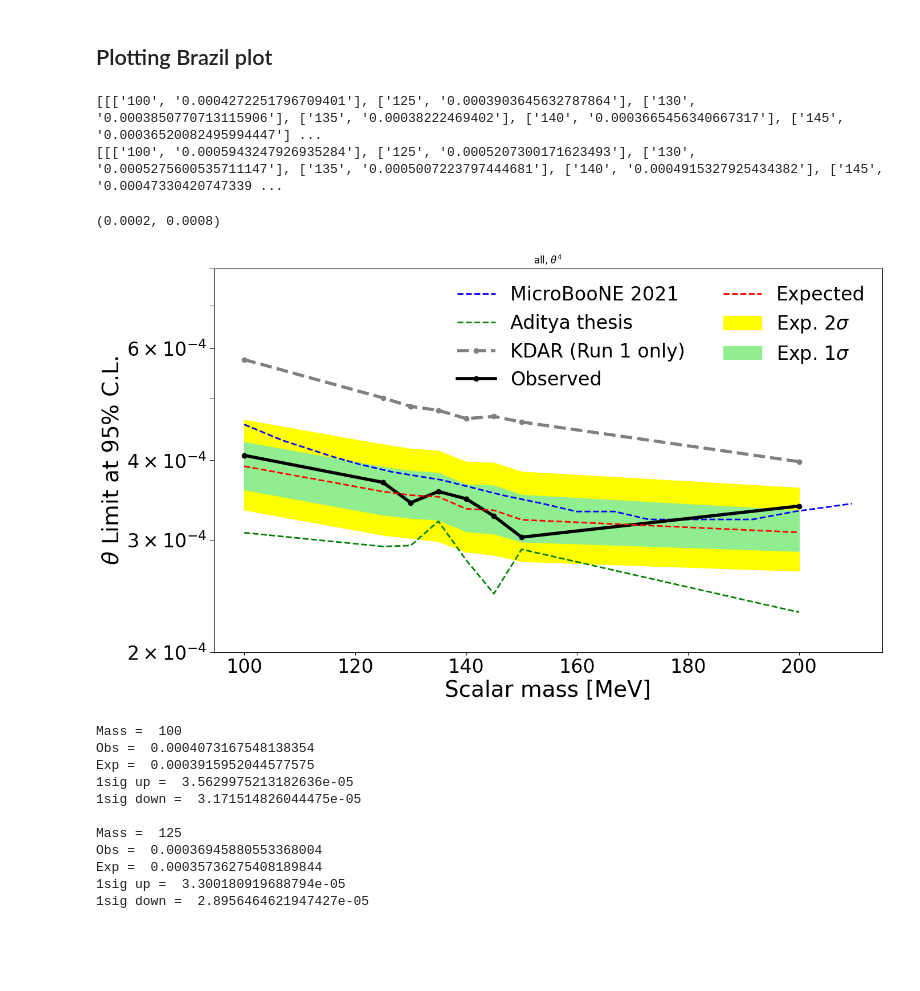
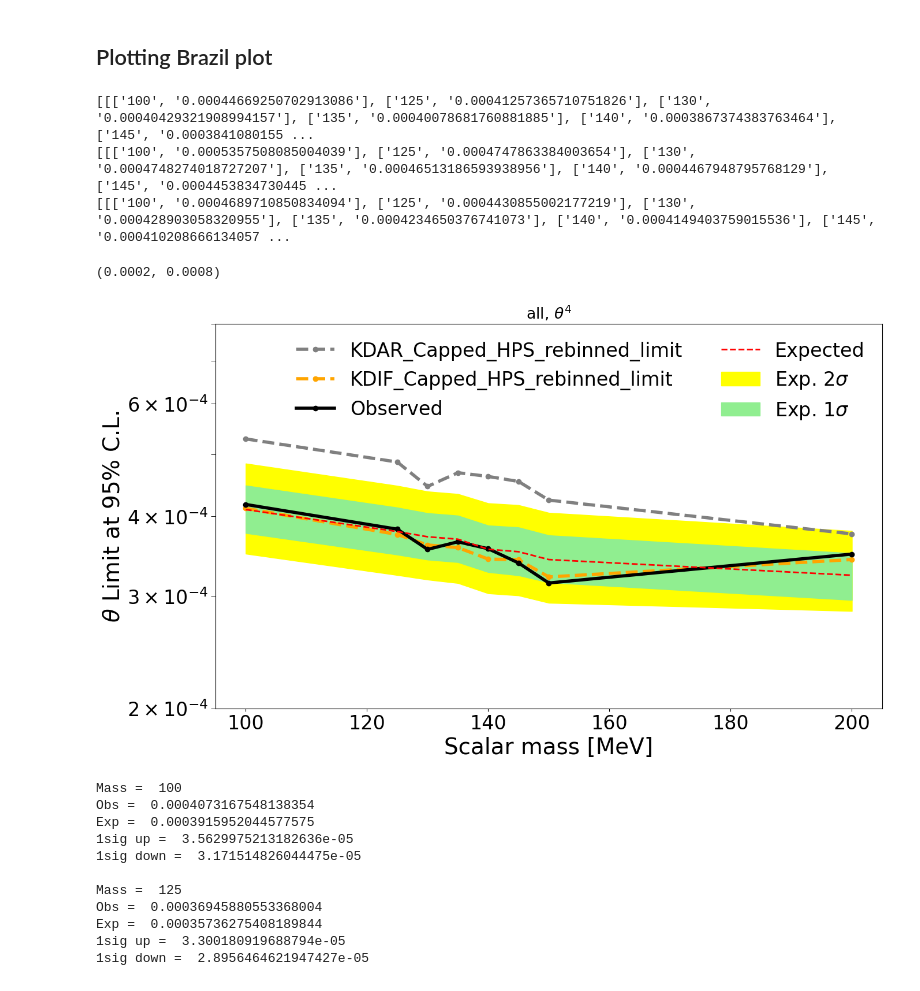
Before and after one commit to JoeBateman/HPS_ALP_Analysis, a Jupyter notebook: Limits_calc.ipynb, the cells around one changed output. Drawn from its saved outputs; the diff is of its cells as text; code cells hidden in the pictures; blank space fills up the shorter version.

Commit message:
Adding KDIF/KDAR channel limit comparisons

```diff
--- a/Limits_calc.ipynb
+++ b/Limits_calc.ipynb
@@ -127,7 +127,7 @@ c_phi_dict  = {
 if using_new_flux == True:
 	root_dir = root_dir_fixed + 'NewFlux/'
 
-TESTING =True
+TESTING =False
 
 if REWEIGHTING == True:
 	print('ALP')
@@ -407,7 +395,7 @@ def Append_four_channels(Run_output):
 
     unique_masses = set(all_masses)
 
-    merge_list = ["1shr_KDIF", "1shr_KDAR", "2shr_KDIF", "1shr_KDAR"]
+    merge_list = ["1shr_KDIF", "1shr_KDAR", "2shr_KDIF", "2shr_KDAR"]
 
     for key in all_keys:
         Merged_dict={}
@@ -471,7 +459,7 @@ def add_data_merged_appended(Total_dict, hists_r1, hists_r3, numbins):
     Given Total dict, r1 and r3 dicts and number of bins.
     Returns new Total dict with data added for both runs.
     """
-    merge_list = ["1shr_KDIF", "1shr_KDAR", "2shr_KDIF", "1shr_KDAR"]
+    merge_list = ["1shr_KDIF", "1shr_KDAR", "2shr_KDIF", "2shr_KDAR"]
 
     r1_merged, r3_merged = {}, {}
     Total_merged = {}
@@ -486,7 +474,6 @@ def add_data_merged_appended(Total_dict, hists_r1, hists_r3, numbins):
 
     unique_masses = set(all_masses)
 
-    merge_list = ["1shr_KDIF", "1shr_KDAR", "2shr_KDIF", "1shr_KDAR"]
     #Looping over 100_KDIF_1shr
     for key in all_keys:
         r1_merged, r3_merged = {}, {}
@@ -514,7 +501,6 @@ def add_data_merged_appended(Total_dict, hists_r1, hists_r3, numbins):
         Total_dict[HNL_mass]["data"]=appended
     return Total_dict
 
-# merge_list = ["1shr_KDIF", "1shr_KDAR", "2shr_KDIF", "1shr_KDAR"]
 
 def create_stat_unc_safe_hist(Total_dict):
     """
@@ -775,7 +761,7 @@ def add_data_merge_channel(Total_dict, hists_r1, hists_r3, numbins, channel = 'b
     """
 
     if channel == 'both' or channel == 'run1' or channel == 'run3':
-        merge_list = ["1shr_KDIF", "1shr_KDAR", "2shr_KDIF", "1shr_KDAR"]
+        merge_list = ["1shr_KDIF", "1shr_KDAR", "2shr_KDIF", "2shr_KDAR"]
     elif channel == 'kdif':
         merge_list = ["1shr_KDIF", "2shr_KDIF"]
     elif channel == 'kdar':
@@ -1776,7 +1877,7 @@ print(f"CLs CL is {(1-CL_level)*100}%")
 if CL_level != 0.05: print("WARNING, the CL should usually be 95%, here it is not.")
 print()
 
-num_steps = 100
+num_steps = 50
 
 if REWEIGHTING:
     poi_dict = {
@@ -2033,7 +2116,8 @@ REWEIGHTING = False
 
 paper_limits = {100:3.08e-4, 125:2.93e-4, 130:2.94e-4, 135:3.21e-4, 140:2.79e-4, 145:2.47e-4, 150:2.9e-4, 200:2.31e-4} #Limits given by Aditya
 plot_other_limit = True
-filename_other = 'KDAR_Run1_Capped_HPS_rebinned_limit'
+filename_other = 'KDAR_Capped_HPS_rebinned_limit'
+filename_other_other = 'KDIF_Capped_HPS_rebinned_limit'
 
 if run == 'all':
     filename=f"ALL_Capped_HPS_rebinned_limit"
@@ -2130,6 +2214,21 @@ if plot_other_limit == True:
         for index in indices:
             ee_lims_other_dict[key] = np.delete(ee_lims_other_dict[key], index)
 
+if plot_other_limit == True:
+    ee_loaded_test = Get_sigma_bands(filename_other_other, RW=REWEIGHTING)
+    ee_limits_other_dict = Make_dicts_for_limits(ee_loaded_test)
+
+    ee_lims_other_other_dict, ee_other_other_mass_list = Make_list_limits(ee_loaded_test)
+
+    indices = []
+    for i in range(len(ee_lims_other_other_dict['exp_limit'])):
+        if ee_lims_other_other_dict['exp_limit'][i] == ee_lims_other_other_dict['exp_1sig_up'][i]:
+            indices.append(i)
+
+    for key in ee_lims_other_dict:
+        for index in indices:
+            ee_lims_other_other_dict[key] = np.delete(ee_lims_other_other_dict[key], index)
+
 
 # titlename = r"MicroBooNE Data $7.01\times10^{20}$ POT"
 titlename = None
@@ -2142,43 +2241,25 @@ HNL_masses=ee_mass_list
 import pandas as pd
 cols = ['Mass', 'Values']
 uboone_2021 = pd.read_csv(root_dir+"limit_files/uboone_ee_theta.csv",names=cols)
-plt.plot(uboone_2021['Mass'],uboone_2021['Values'],lw=2,ls='--',color='blue',label='MicroBooNE 2021')
+# plt.plot(uboone_2021['Mass'],uboone_2021['Values'],lw=2,ls='--',color='blue',label='MicroBooNE 2021')
 
-masses = []
-vals = []
-for key in paper_limits:
-    masses.append(key)
-    vals.append(paper_limits[key])
+# masses = []
+# vals = []
+# for key in paper_limits:
+#     masses.append(key)
+#     vals.append(paper_limits[key])
 
-plt.plot(masses,vals,lw=2,ls='--',color='green',label='Aditya thesis')
+# plt.plot(masses,vals,lw=2,ls='--',color='green',label='Aditya thesis')
 
 if plot_other_limit == True:
-    plt.plot(ee_other_mass_list,ee_lims_other_dict['obs_limit'],lw=4,ls='--',marker='o',color='grey',label='KDAR (Run 1 only)')
+    plt.plot(ee_other_mass_list,ee_lims_other_dict['obs_limit'],lw=4,ls='--',marker='o',color='grey',label=filename_other)
+    plt.plot(ee_other_other_mass_list,ee_lims_other_other_dict['obs_limit'],lw=4,ls='--',marker='o',color='orange',label=filename_other_other)
 
 plt.plot(HNL_masses,np.array(ee_lims_dict['obs_limit']),lw=4,ls='-',marker='o',color='black',label='Observed')
 plt.plot(HNL_masses,np.array(ee_lims_dict['exp_limit']),lw=2,ls='--',color='red',label='Expected')
 plt.fill_between(HNL_masses,np.array(ee_lims_dict['exp_2sig_down']),np.array(ee_lims_dict['exp_2sig_up']),color='yellow',label=r'Exp. 2$\sigma$')
 plt.fill_between(HNL_masses,np.array(ee_lims_dict['exp_1sig_down']),np.array(ee_lims_dict['exp_1sig_up']),color='lightgreen',label=r'Exp. 1$\sigma$')
 
-
-
-# plt.plot(HNL_masses, np.array(ee_scaled_limts_dict['exp_limit']), lw=2, ls='--', color='green', label='Expected (5/8 Scaled)')
-# index_a = 3
-# plt.plot(HNL_masses[:index_a],np.array(ee_lims_dict['obs_limit'])[:index_a],lw=4,ls='-',marker='o',color='black',label='Observed')
-# plt.plot(HNL_masses[:index_a],np.array(ee_lims_dict['exp_limit'])[:index_a],lw=2,ls='--',color='red',label='Expected')
-# plt.fill_between(HNL_masses[:index_a],np.array(ee_lims_dict['exp_2sig_down'])[:index_a],np.array(ee_lims_dict['exp_2sig_up'])[:index_a],color='yellow',label=r'Exp. 2$\sigma$')
-# plt.fill_between(HNL_masses[:index_a],np.array(ee_lims_dict['exp_1sig_down'])[:index_a],np.array(ee_lims_dict['exp_1sig_up'])[:index_a],color='lightgreen',label=r'Exp. 1$\sigma$')
-
-# plt.legend(loc="upper right",ncol=2,frameon=False,fontsize=22)
-# if titlename != "": plt.legend(loc="upper right", ncol=2, frameon=False, fontsize=22, prop={'size': 24}, title=titlename, title_fontsize=24)
-
-
-# index_b = 3
-# plt.plot(HNL_masses[index_b:],np.array(ee_lims_dict['obs_limit'])[index_b:],lw=4,ls='-',marker='o',color='black',)
-# plt.plot(HNL_masses[index_b:],np.array(ee_lims_dict['exp_limit'])[index_b:],lw=2,ls='--',color='red')
-# plt.fill_between(HNL_masses[index_b:],np.array(ee_lims_dict['exp_2sig_down'])[index_b:],np.array(ee_lims_dict['exp_2sig_up'])[index_b:],color='yellow',)
-# plt.fill_between(HNL_masses[index_b:],np.array(ee_lims_dict['exp_1sig_down'])[index_b:],np.array(ee_lims_dict['exp_1sig_up'])[index_b:],color='lightgreen',)
-# plt.axvspan(130, 140, alpha=1, color='grey')
 
 plt.legend(loc="upper right",ncol=2,frameon=False,fontsize=22)
 if titlename != "": plt.legend(loc="upper right", ncol=2, frameon=False, fontsize=22, prop={'size': 24}, title=titlename, title_fontsize=24)
@@ -2231,36 +2312,38 @@ else:
     elif run == 'run3':
         savename=f"Run3_Final_Capped_Rebinned_Brazil_plot"
     elif run == 'kdif':
         savename=f"KDIF_Final_Capped_Rebinned_Brazil_plot"
     elif run == 'kdar':
         savename=f"KDAR_Final_Capped_Rebinned_Brazil_plot"
     elif run == '1shr':
         savename=f"1shr_Final_Capped_Rebinned_Brazil_plot"
     elif run == '2shr':
         savename=f"2shr_Final_Capped_Rebinned_Brazil_plot"
     elif run == 'separated':
         savename=f"separated_ALL_Final_Capped_Rebinned_Brazil_plot"
     elif run == 'test_double':
         savename=f"test_double_Final_Capped_Rebinned_Brazil_plot"
 
 if scale_kdar != 1.:
     ext = "kdar_signal_scaled_{}_".format(scale_kdar)
     savename = ext + savename
     if type(Params_pyhf["Scale_kdar_signal_flux"]) == float:
         savename = savename.replace(".","_",1)
 
 # plt.axvspan(130, 140, alpha=1, color='grey',lw=1, label=r'$a-\pi^0$ Excluded Region')
 plt.title(rf'{run}, $\theta^4$')
 if savefig == "y":
     plt.savefig(root_dir+'Plots/Limits/'+savename+'.pdf',bbox_inches='tight', pad_inches=0.3)
     plt.savefig(root_dir+'Plots/Limits/'+savename+'.png',bbox_inches='tight', pad_inches=0.3)
 plt.ylim(2e-4, 8e-4)
+# plt.ylim(1.8e-4, 4.5e-4)
 # plt.grid(False)
 # %% [output]
-[[['100', '0.0004272251796709401'], ['125', '0.0003903645632787864'], ['130', '0.0003850770713115906'], ['135', '0.00038222469402'], ['140', '0.0003665456340667317'], ['145', '0.00036520082495994447'] ...
-[[['100', '0.0005943247926935284'], ['125', '0.0005207300171623493'], ['130', '0.0005275600535711147'], ['135', '0.0005007223797444681'], ['140', '0.0004915327925434382'], ['145', '0.00047330420747339 ...
+[[['100', '0.00044669250702913086'], ['125', '0.00041257365710751826'], ['130', '0.00040429321908994157'], ['135', '0.00040078681760881885'], ['140', '0.0003867374383763464'], ['145', '0.0003841080155 ...
+[[['100', '0.0005357508085004039'], ['125', '0.0004747863384003654'], ['130', '0.0004748274018727207'], ['135', '0.00046513186593938956'], ['140', '0.0004467948795768129'], ['145', '0.0004453834730445 ...
+[[['100', '0.0004689710850834094'], ['125', '0.0004430855002177219'], ['130', '0.000428903058320955'], ['135', '0.0004234650376741073'], ['140', '0.0004149403759015536'], ['145', '0.000410208666134057 ...
 (0.0002, 0.0008)
-[figure, old version]
+[figure, new version]
 # %%
 i=0
 for mass in ee_mass_list:
```
Also changed, not shown: parts of 13 cells of this notebook.
